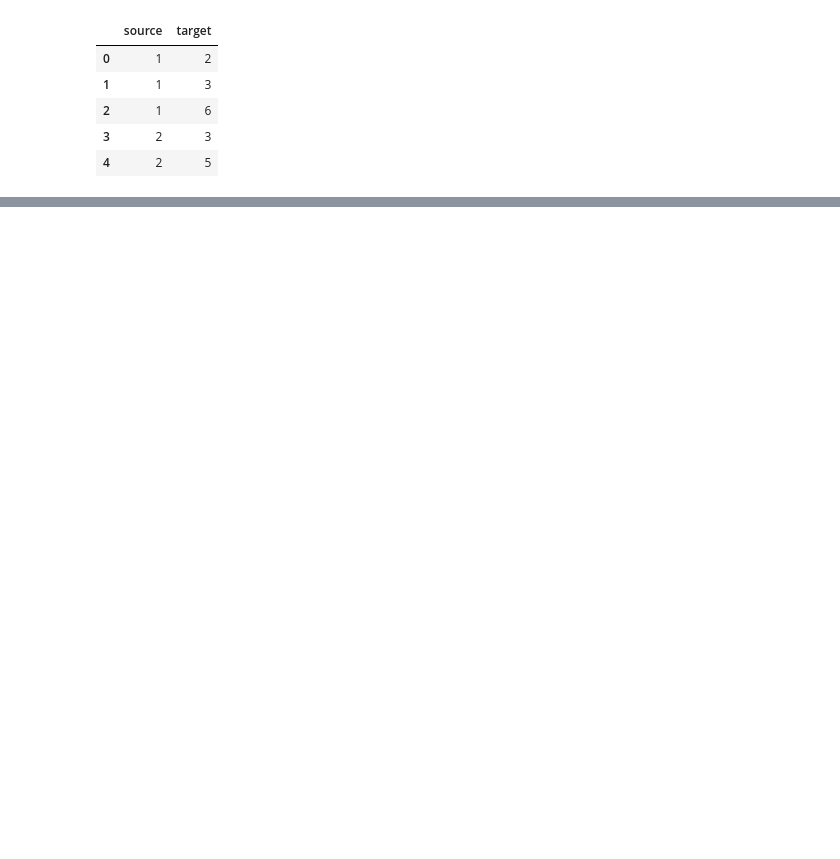
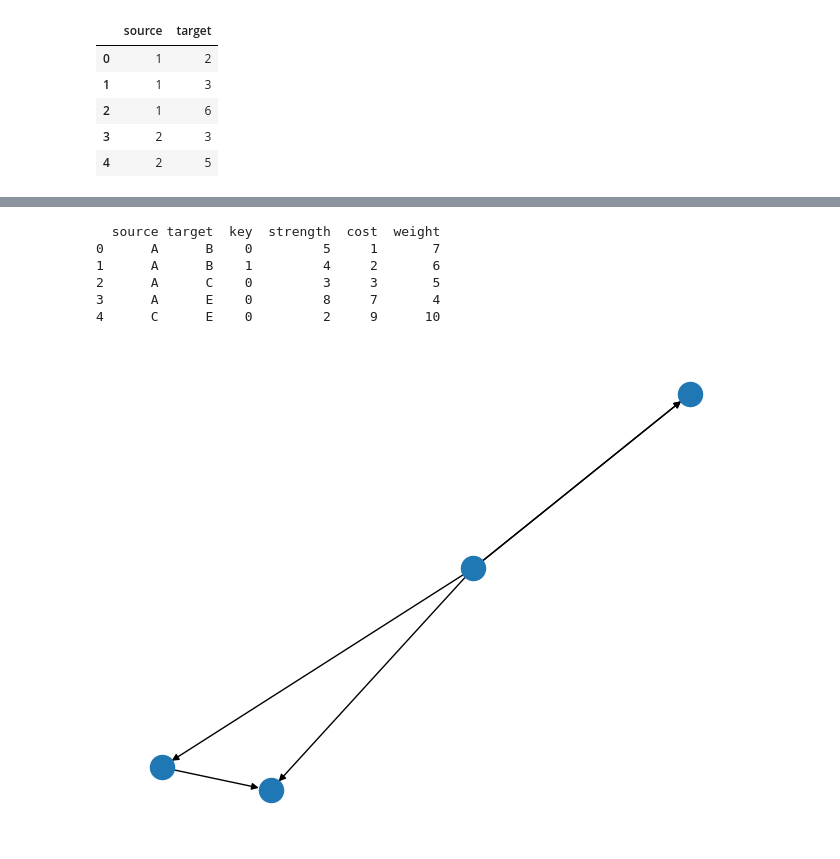
Before and after one commit to Rumit95/GNN-Understanding, a Jupyter notebook: network-x.ipynb, the cells around one changed output, grey strips where cells are left out. Saved outputs shown, nothing was run; the diff lists cells and outputs as text; code cells hidden in the pictures; blank space fills up the shorter version.

```diff
--- a/network-x.ipynb
+++ b/network-x.ipynb
@@ -274,0 +360,21 @@ df
+# %%
+# Creating a MultiDiGraph with multiple edges between the same nodes
+G = nx.MultiDiGraph()
+G.add_edge("A", "B", cost=1, weight=7, strength=5)
+G.add_edge("A", "B", cost=2, weight=6, strength=4)
+G.add_edge("C", "E", cost=9, weight=10, strength=2)
+G.add_edge("A", "C", cost=3, weight=5, strength=3)
+G.add_edge("A", "E", cost=7, weight=4, strength=8)
+nx.draw(G)
+
+# Converting the MultiDiGraph to a pandas DataFrame
+df = nx.to_pandas_edgelist(G, edge_key='key')
+print(df)
+# %% [output]
+  source target  key  strength  cost  weight
+0      A      B    0         5     1       7
+1      A      B    1         4     2       6
+2      A      C    0         3     3       5
+3      A      E    0         8     7       4
+4      C      E    0         2     9      10
+[figure, added]
```
Also changed, not shown: parts of 17 cells of this notebook.
